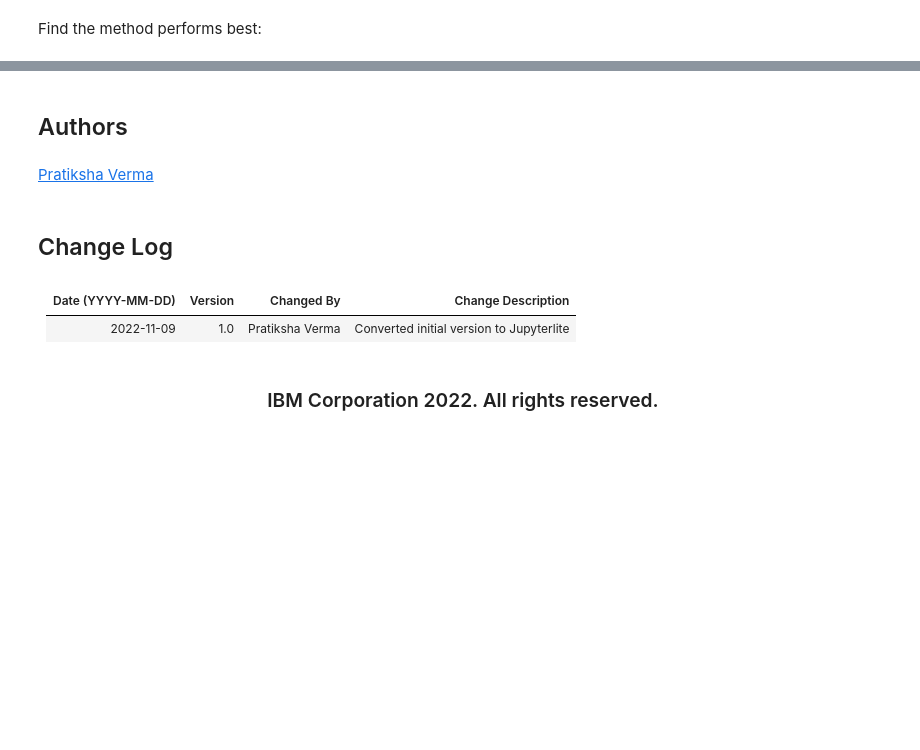
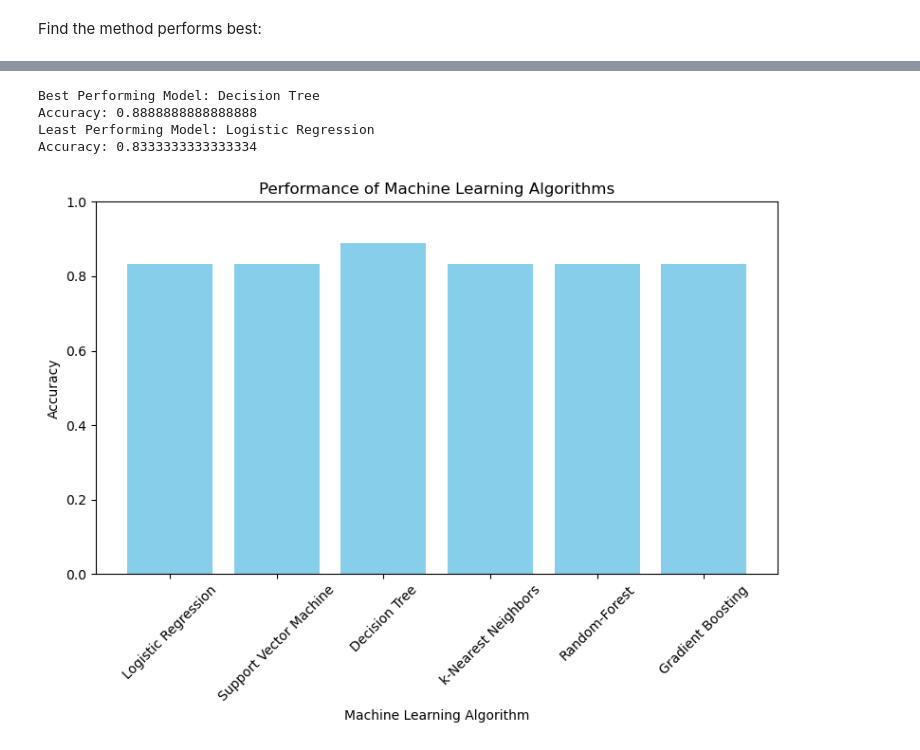
Before and after one commit to Rabinkarki123/SpaceX_Falcon9_Landing_Predictions, a Jupyter notebook: SpaceX_Machine_Learning_Prediction_Part_5.jupyterlite.ipynb, the cells around one changed output, grey strips where cells are left out. Cells and saved outputs as stored; diff of their text form; code cells hidden in the pictures; blank space fills up the shorter version.

```diff
--- a/SpaceX_Machine_Learning_Prediction_Part_5.jupyterlite.ipynb
+++ b/SpaceX_Machine_Learning_Prediction_Part_5.jupyterlite.ipynb
@@ -488,12 +819,41 @@ The best-performing method is Decision Tree with an accuracy of 0.89
-# %% [markdown]
-## Authors
-# %% [markdown]
-[Pratiksha Verma](https://www.linkedin.com/in/pratiksha-verma-6487561b1/?utm_medium=Exinfluencer&utm_source=Exinfluencer&utm_content=000026UJ&utm_term=10006555&utm_id=NA-SkillsNetwork-Channel-SkillsNetworkCoursesIBMDS0321ENSkillsNetwork865-2023-01-01)
-# %% [markdown]
-## Change Log
-# %% [markdown]
-| Date (YYYY-MM-DD) | Version | Changed By      | Change Description      |
-| ----------------- | ------- | -------------   | ----------------------- |
-| 2022-11-09        | 1.0     | Pratiksha Verma | Converted initial version to Jupyterlite|
-# %% [markdown]
-### <h3 align="center"> IBM Corporation 2022. All rights reserved. <h3/>
+# %%
+import matplotlib.pyplot as plt
+
+# Define the dictionary with accuracy scores
+accuracy_scores = {
+    "Logistic Regression": logreg_accuracy,
+    "Support Vector Machine": svm_accuracy,
+    "Decision Tree": tree_accuracy,
+    "k-Nearest Neighbors": knn_accuracy,
+    "Random-Forest": rf_accuracy,
+    "Gradient Boosting": rf_accuracy
+}
+
+# Create a bar chart
+plt.figure(figsize=(8, 6))
+plt.bar(accuracy_scores.keys(), accuracy_scores.values(), color='skyblue')
+plt.xlabel('Machine Learning Algorithm')
+plt.ylabel('Accuracy')
+plt.title('Performance of Machine Learning Algorithms')
+
+# Find the best and least performing models
+best_model = max(accuracy_scores, key=accuracy_scores.get)
+least_model = min(accuracy_scores, key=accuracy_scores.get)
+
+# Display the best and least performing models
+print("Best Performing Model:", best_model)
+print("Accuracy:", accuracy_scores[best_model])
+print("Least Performing Model:", least_model)
+print("Accuracy:", accuracy_scores[least_model])
+
+# Show the bar chart
+plt.xticks(rotation=45)
+plt.ylim(0, 1)  # Set the y-axis limit based on your metric range
+plt.tight_layout()
+plt.show()
+# %% [output]
+Best Performing Model: Decision Tree
+Accuracy: 0.8888888888888888
+Least Performing Model: Logistic Regression
+Accuracy: 0.8333333333333334
+[figure, added]
```
Also changed, not shown: parts of 68 cells of this notebook.
